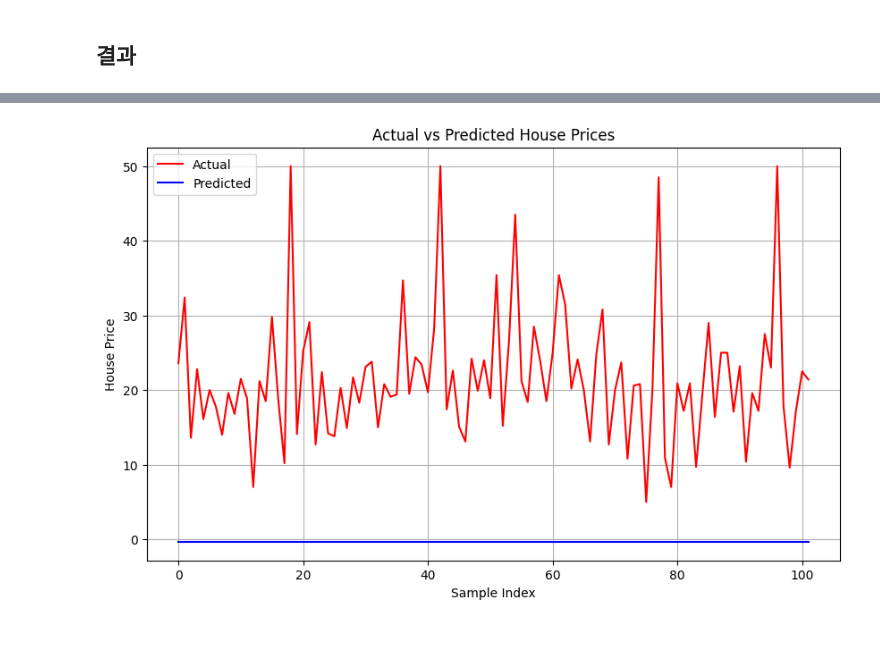
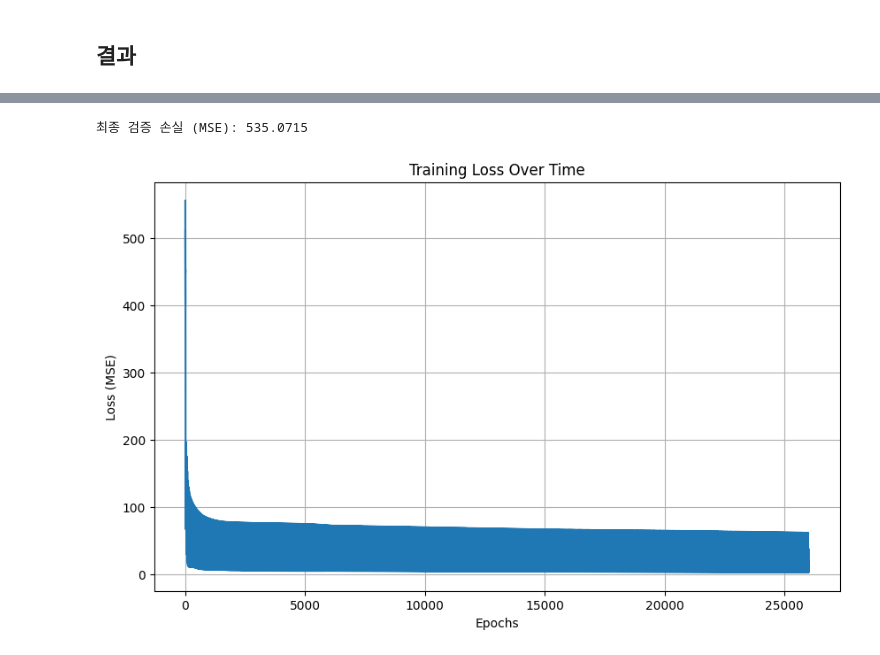
Before and after one commit to 20213013/Python_Script, a Jupyter notebook: practice/20213013김어진_BostonHousingMLP_ReLU.ipynb, the cells around one changed output, grey strips where cells are left out. Saved outputs shown, nothing was run; the diff lists cells and outputs as text; code cells hidden in the pictures.

```diff
--- a/practice/20213013김어진_BostonHousingMLP_ReLU.ipynb
+++ b/practice/20213013김어진_BostonHousingMLP_ReLU.ipynb
@@ -198,0 +141,29 @@ Test  - Loss: 0.2709, Accuracy: -6.4811
+# %%
+# 그래프 출력
+def plot_loss(loss_history):
+    plt.figure(figsize=(10, 6))
+    plt.plot(loss_history)
+    plt.title('Training Loss Over Time')
+    plt.xlabel('Epochs')
+    plt.ylabel('Loss (MSE)')
+    plt.grid(True)
+    plt.show()
+
+
+# 학습 및 평가 실행 코드
+file_path = 'C:\\Users\\chosun\\Downloads\\BostonHousing.csv'
+X_train, X_val, y_train, y_val = load_and_preprocess_data(file_path)
+
+input_size = X_train.shape[1]
+hidden_units = 64
+learning_rate = 0.001
+epochs = 1000
+batch_size = 16
+
+# 모델 초기화 및 학습
+model = MLP(input_size, hidden_units, dropout_rate=0.5)
+loss_history = train_model(model, X_train, y_train, epochs, batch_size, learning_rate)
+
+# 평가 및 그래프 출력
+evaluate_model(model, X_val, y_val)
+plot_loss(loss_history)
@@ -212,13 +174,17 @@ plt.show()
-# %%
-# 결과 시각화
-plt.figure(figsize=(10, 6))
-plt.plot(y_test_original, color="red", label="Actual")
-plt.plot(y_pred_original, color="blue", label="Predicted")
-plt.xlabel('Sample Index')
-plt.ylabel('House Price')
-plt.title('Actual vs Predicted House Prices')
-plt.legend()
-plt.grid(True)
-plt.show()
-# %% [output]
-[figure, removed]
+# %%
+# 그래프 출력
+def plot_loss(loss_history):
+    plt.figure(figsize=(10, 6))
+    plt.plot(loss_history)
+    plt.title('Training Loss Over Time')
+    plt.xlabel('Epochs')
+    plt.ylabel('Loss (MSE)')
+    plt.grid(True)
+    plt.show()
+
+# 평가 및 그래프 출력
+evaluate_model(model, X_val, y_val)
+plot_loss(loss_history)
+# %% [output]
+최종 검증 손실 (MSE): 535.0715
+[figure, added]
```
Also changed, not shown: parts of 16 cells of this notebook, 2 other files.
